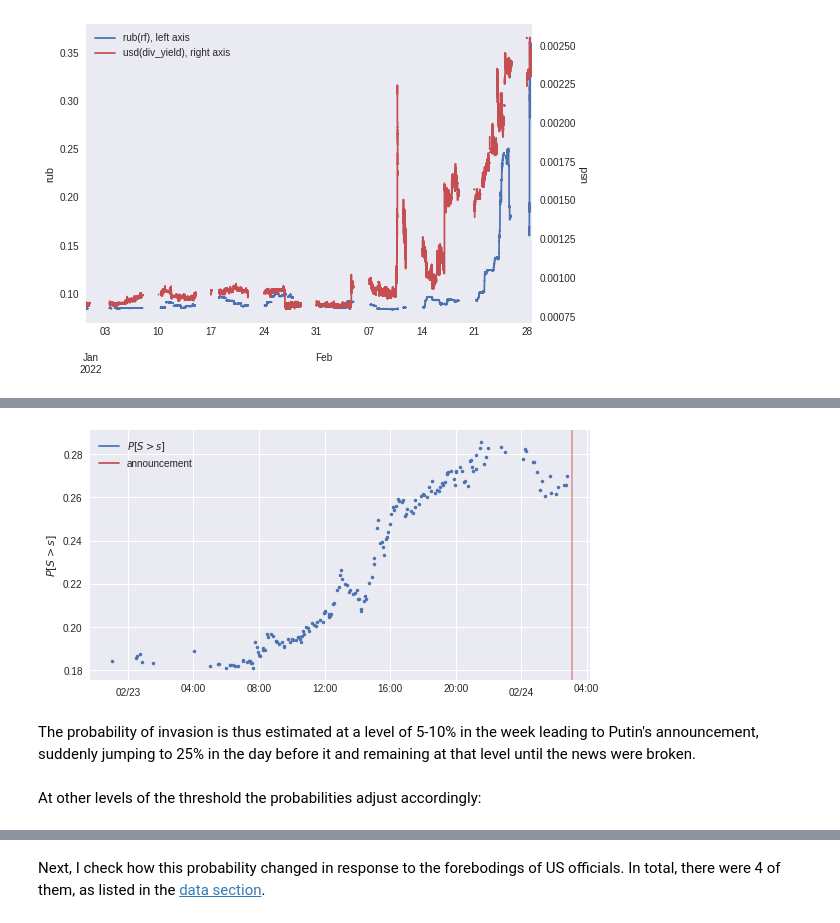
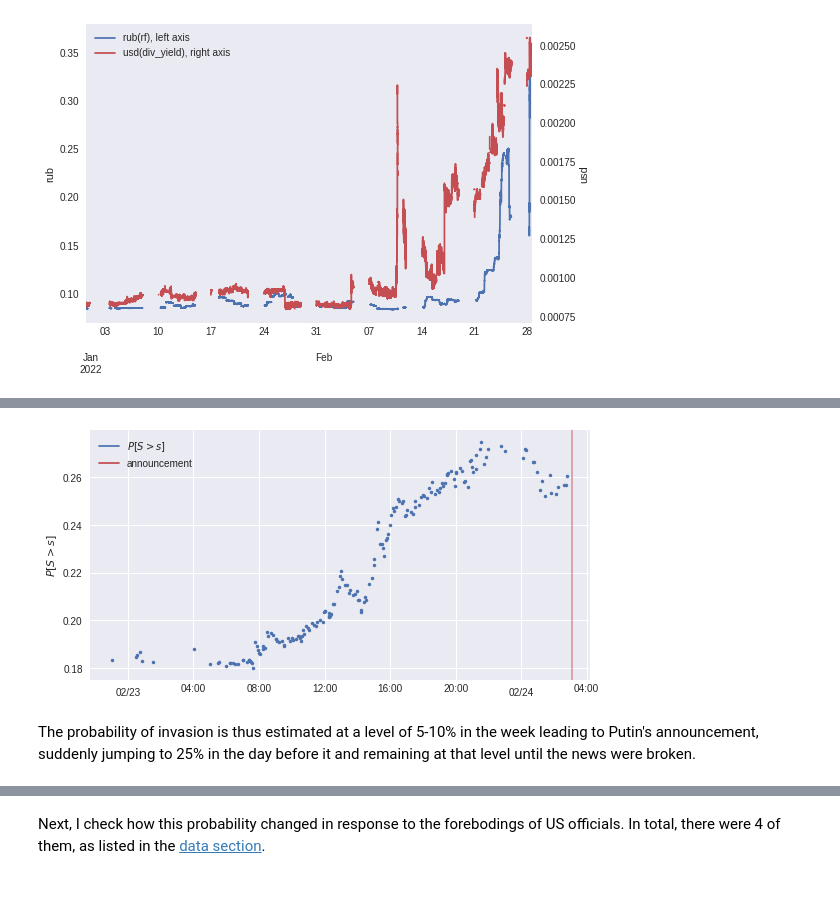
Before and after one commit to ipozdeev/fx-options-ukraine-war, a Jupyter notebook: walkthrough.ipynb, the cells around one changed output, grey strips where cells are left out. Drawn from its saved outputs; the diff is of its cells as text; code cells hidden in the pictures; blank space fills up the shorter version.

```diff
--- a/walkthrough.ipynb
+++ b/walkthrough.ipynb
@@ -175,5 +173,6 @@ I present only the results of the calculations here. A detailed walkthrough is p
 # %%
 # non-parametric density, integrated from different levels upwards
-prob_np = pd.read_csv("output/estimates/prob-nonparam.csv", index_col=0, parse_dates=True)\
+fname = "output/estimates/prob-nonparam.csv"
+prob_np = pd.read_csv(fname, index_col=0, parse_dates=True)\
     .rename(columns=int)
 # %%
@@ -185,9 +185,7 @@ plt.show()
 # %%
-plot_invasion_probability_zoomed(prob_np.loc[:, thresh])
+plot_invasion_probability_zoomed(prob_np.loc[:dt_t, thresh])
 plt.show()
 # %% [output]
-[figure, old version]
+[figure, new version]
 # %% [markdown]
 The probability of invasion is thus estimated at a level of 5-10% in the week leading to Putin's announcement, suddenly jumping to 25% in the day before it and remaining at that level until the news were broken.
-# %% [markdown]
-At other levels of the threshold the probabilities adjust accordingly:
```
Also changed, not shown: parts of 38 cells of this notebook, 2 other files.
